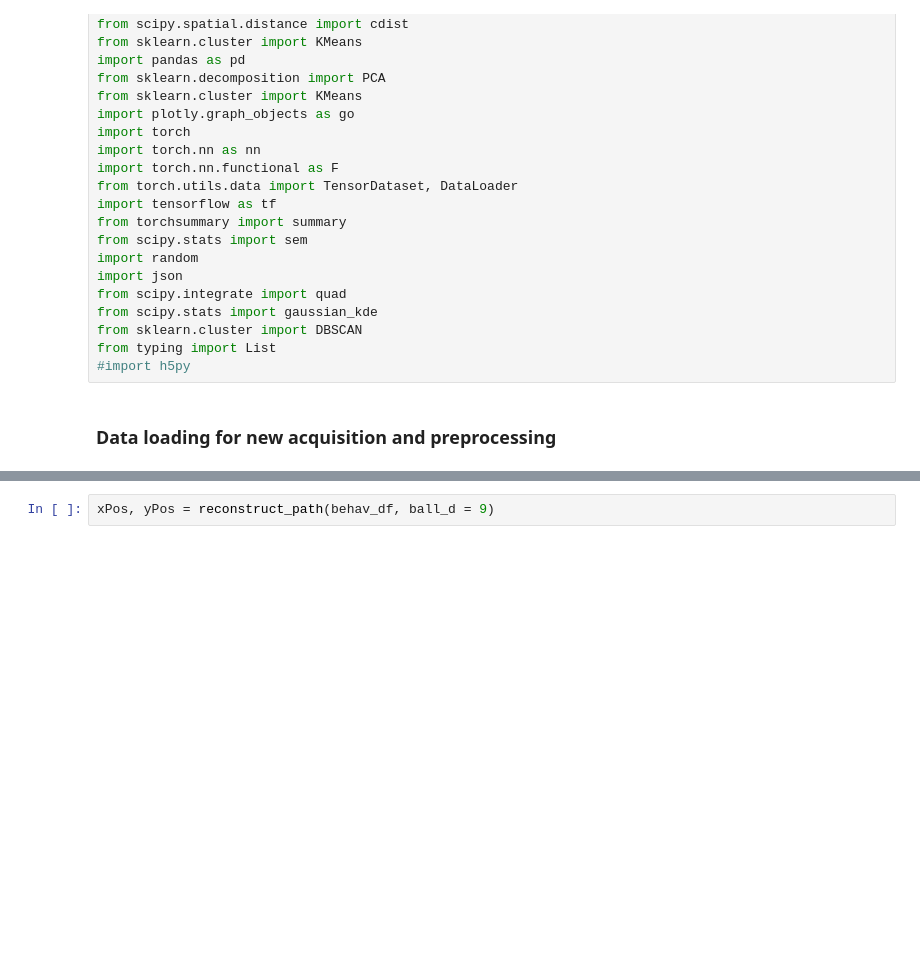
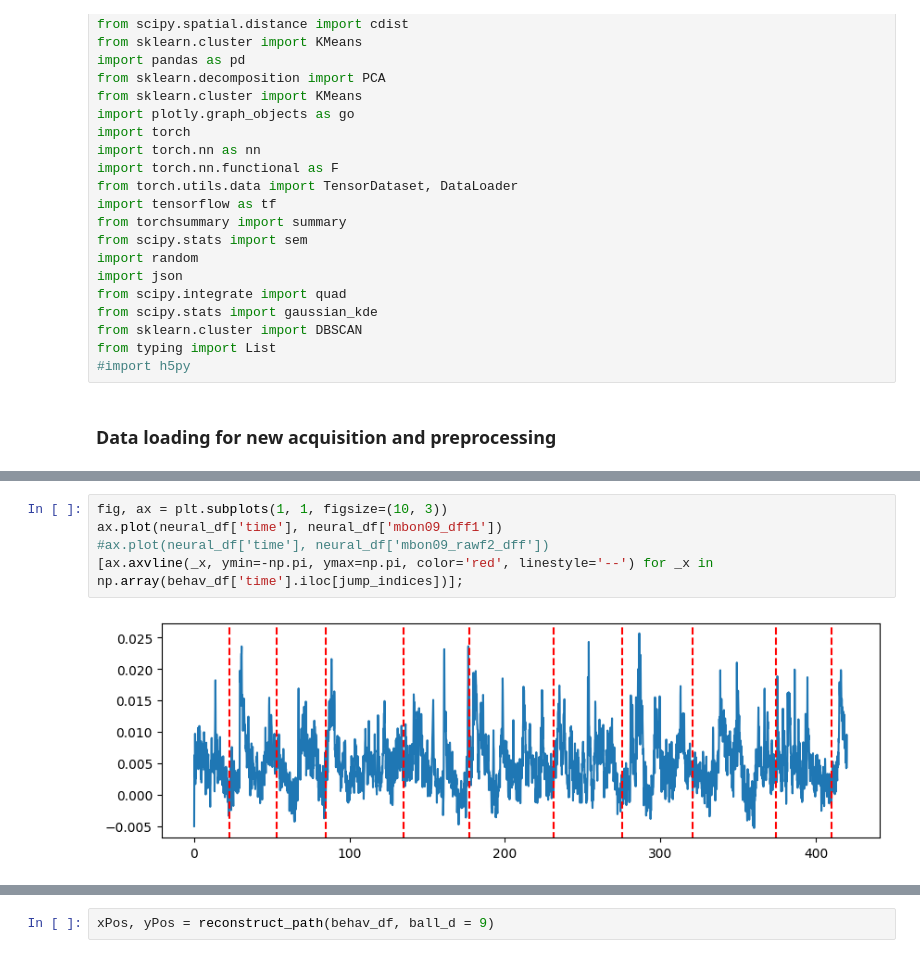
Before and after one commit to jingxuanf0214/thesis-2p-behavior-align, a Jupyter notebook: Exploratory analysis.ipynb, the cells around one changed output, grey strips where cells are left out. Drawn from its saved outputs; the diff is of its cells as text; blank space fills up the shorter version.

```diff
--- a/Exploratory analysis.ipynb
+++ b/Exploratory analysis.ipynb
@@ -240,0 +286,7 @@ behav_df
+# %%
+fig, ax = plt.subplots(1, 1, figsize=(10, 3))
+ax.plot(neural_df['time'], neural_df['mbon09_dff1'])
+#ax.plot(neural_df['time'], neural_df['mbon09_rawf2_dff'])
+[ax.axvline(_x, ymin=-np.pi, ymax=np.pi, color='red', linestyle='--') for _x in np.array(behav_df['time'].iloc[jump_indices])];
+# %% [output]
+[figure, added]
```
Also changed, not shown: parts of 10 cells of this notebook, 1 other file.
